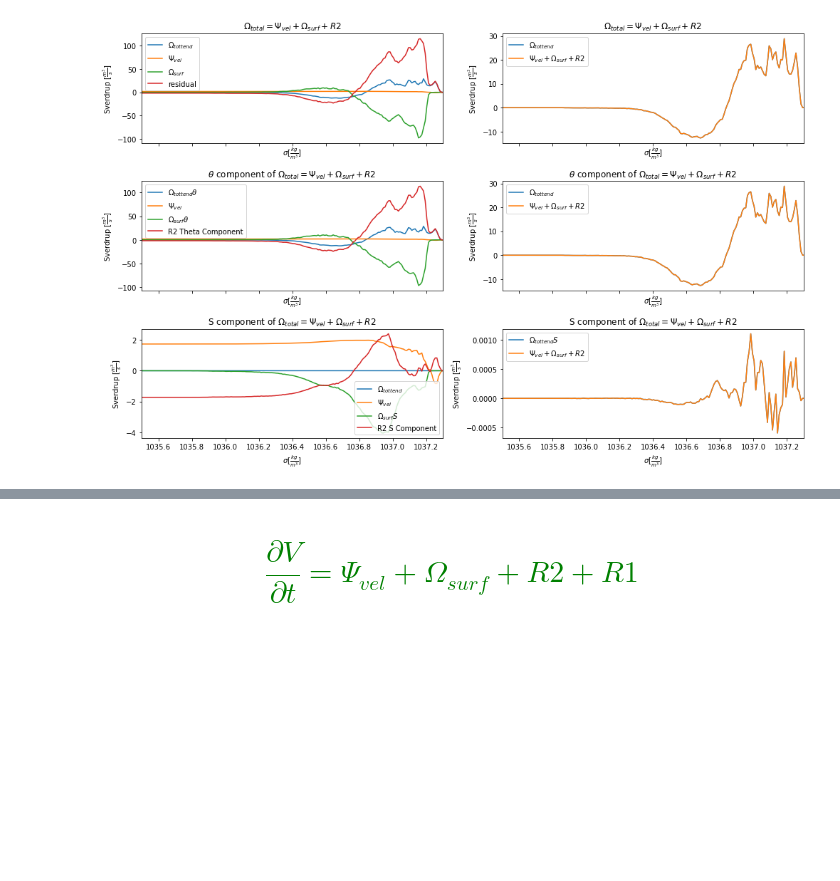
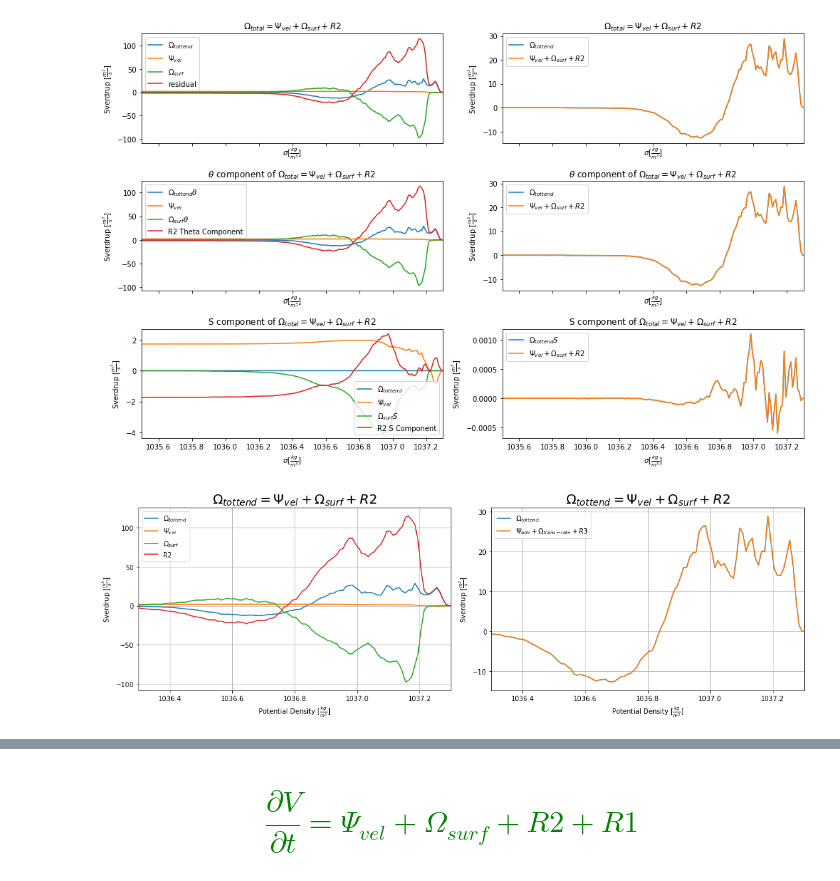
Before and after one commit to ocean-transport/WMT-project, a Jupyter notebook: GODAS/wmt-budget-sigma-space.ipynb, the cells around one changed output, grey strips where cells are left out. Saved outputs shown, nothing was run; the diff lists cells and outputs as text; code cells hidden in the pictures; blank space fills up the shorter version.

```diff
--- a/GODAS/wmt-budget-sigma-space.ipynb
+++ b/GODAS/wmt-budget-sigma-space.ipynb
@@ -918,3 +1046,29 @@ axes[2,1].set_xlim(1035.5, 1037.3)
 plt.tight_layout();
 # %% [output]
 [figure]
+# %%
+fig, (ax0, ax1) = plt.subplots(1, 2, figsize=(15, 5), sharex=True)
+
+(omega_total/1e6).mean(dim='time').plot(label=r'$\Omega_{tottend}$', ax=ax0)
+(psi_vel/1e6).mean(dim='time').plot(label=r'$\Psi_{vel}$', ax=ax0)
+(omega_surf/1e6).mean(dim='time').plot(label=r'$\Omega_{surf}$', ax=ax0)
+(R2/1e6).mean(dim='time').plot(label='R2', ax=ax0)
+ax0.set_ylabel(r'Sverdrup [$\frac{m^3}{s}$]')
+ax0.set_xlabel(r'Potential Density $[\frac{kg}{m^3}]$')
+ax0.legend()
+ax0.grid()
+ax0.set_title(r'$\Omega_{tottend} = \Psi_{vel} + \Omega_{surf} + R2$', fontsize=20)
+ax0.set_xlim(1036.3, 1037.3)
+
+(omega_total/1e6).mean(dim='time').plot(label=r'$\Omega_{tottend}$', ax=ax1)
+((psi_vel + omega_surf + R2)/1e6).mean(dim='time').plot(label=r'$\Psi_{adv}+\Omega_{trans-rate}+R3$', ax=ax1)
+ax1.set_ylabel(r'Sverdrup [$\frac{m^3}{s}$]')
+ax1.set_xlabel(r'Potential Density $[\frac{kg}{m^3}]$')
+ax1.legend()
+ax1.grid()
+ax1.set_title(r'$\Omega_{tottend} = \Psi_{vel} + \Omega_{surf} + R2$', fontsize=20)
+ax1.set_xlim(1036.3, 1037.3)
+
+plt.tight_layout();
+# %% [output]
+[figure, added]
```
Also changed, not shown: parts of 22 cells of this notebook.
